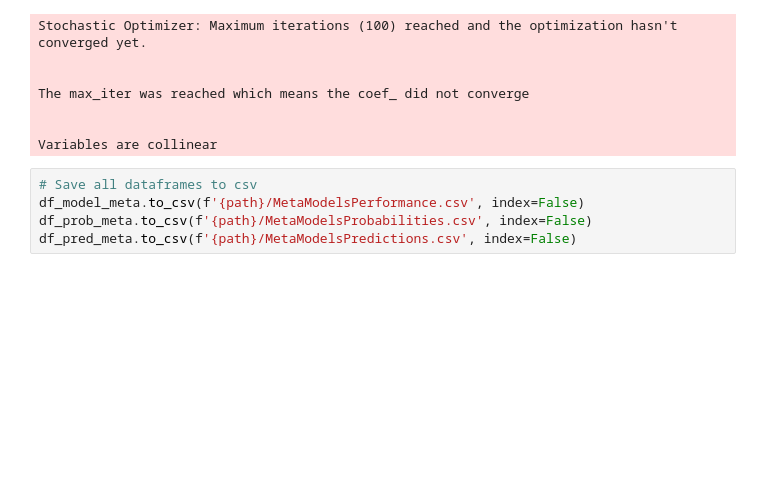
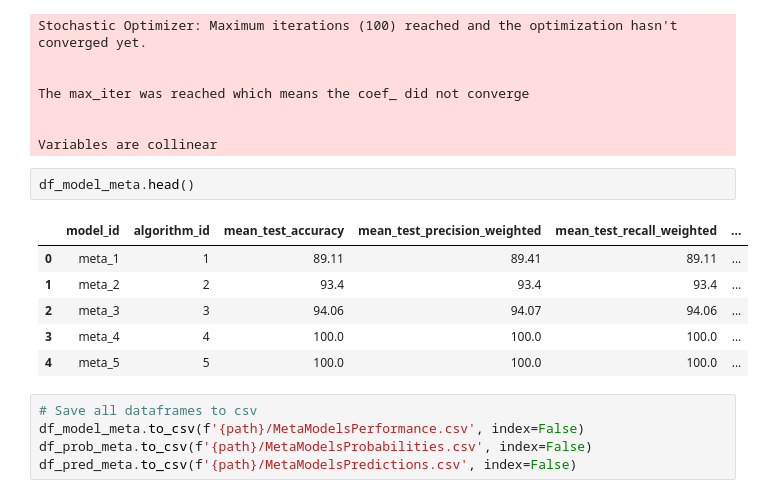
Before and after one commit to iploshchik/MetaStackVis, a Jupyter notebook: 2dv50e_old.ipynb, the cells around one changed output. Drawn from its saved outputs; the diff is of its cells as text; blank space fills up the shorter version.

```diff
--- a/2dv50e_old.ipynb
+++ b/2dv50e_old.ipynb
@@ -372,6 +381,15 @@ The max_iter was reached which means the coef_ did not converge
 
 
 Variables are collinear
+# %%
+df_model_meta.head()
+# %% [output]
+|  | model_id | algorithm_id | mean_test_accuracy | mean_test_precision_weighted | mean_test_recall_weighted | ... |
+| 0 | meta_1 | 1 | 89.11 | 89.41 | 89.11 | ... |
+| 1 | meta_2 | 2 | 93.4 | 93.4 | 93.4 | ... |
+| 2 | meta_3 | 3 | 94.06 | 94.07 | 94.06 | ... |
+| 3 | meta_4 | 4 | 100.0 | 100.0 | 100.0 | ... |
+| 4 | meta_5 | 5 | 100.0 | 100.0 | 100.0 | ... |
 # %%
 # Save all dataframes to csv
 df_model_meta.to_csv(f'{path}/MetaModelsPerformance.csv', index=False)
```
Also changed, not shown: parts of 1 cell of this notebook.
